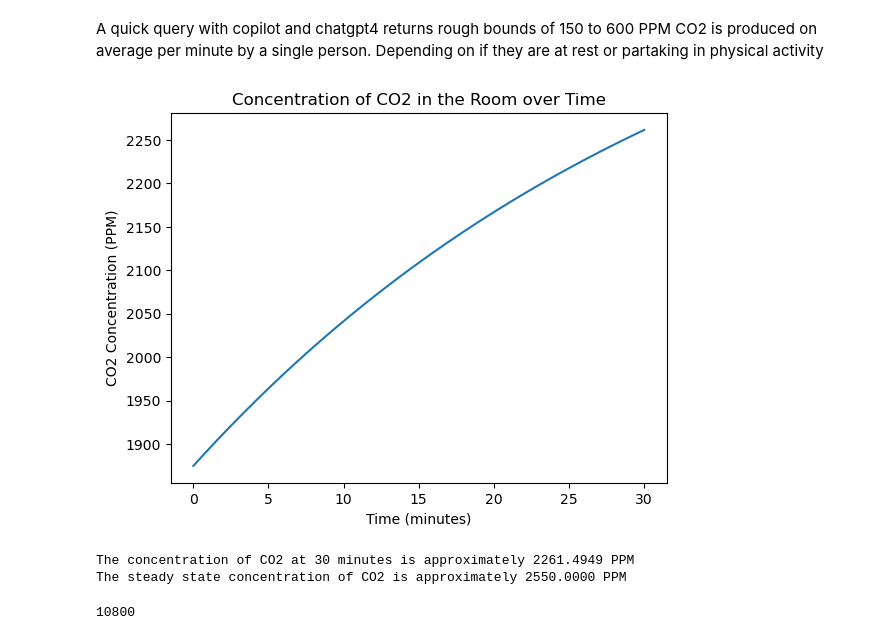
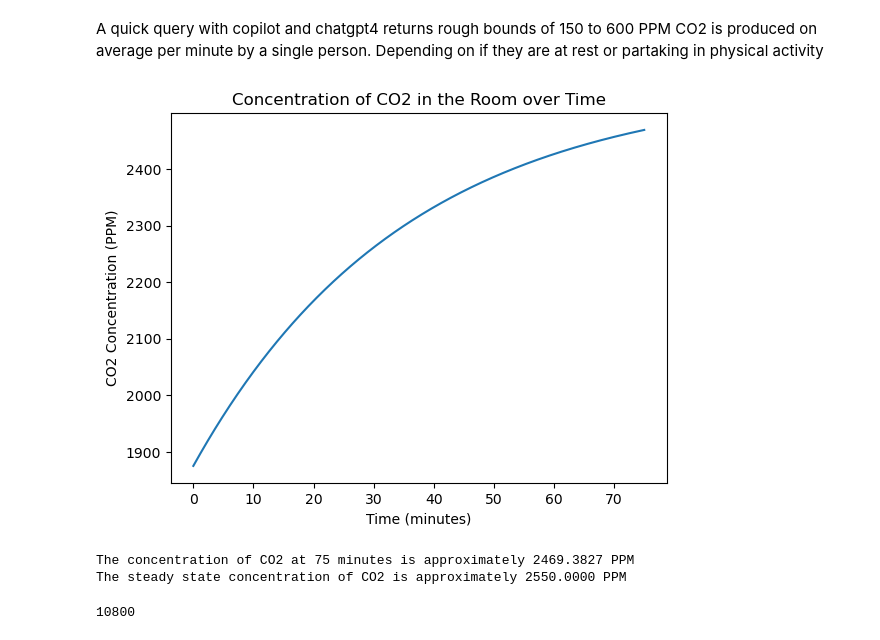
Before and after one commit to coreyddsc/aranet4-project, a Jupyter notebook: air_flow_modeling.ipynb, the cells around one changed output. Cells and saved outputs as stored; diff of their text form; code cells hidden in the pictures.

```diff
--- a/air_flow_modeling.ipynb
+++ b/air_flow_modeling.ipynb
@@ -150,37 +150,37 @@ A quick query with copilot and chatgpt4 returns rough bounds of 150 to 600 PPM C
 # %%
 import numpy as np
 import matplotlib.pyplot as plt
 
 # Constants
 V = 30*30*10  # Volume of the room in ft^3
 Q = 15*17  # Air flow rate in ft^3/min (175 is an estimated amount) This might be too low, but 2000 is way to high.
             # 15 ft^3/min per person * 17 people is a rough estimate of the air flow rate
 C_in = 150*17  # Concentration of CO2 in incoming air (150 co2/person) *(17 person)
 C_0 = 600  # Initial concentration of CO2 in the room
 
 # Time range
-t = np.linspace(0, 30, 300)  # Time range from 0 to 30 minutes
+t = np.linspace(0, 75, 750)  # Time range from 0 to 30 minutes
 
 # Solve the differential equation
 C = C_in + (C_0 - 0.5*C_in) * np.exp(-Q/V * t)
 
 # Plot the concentration of CO2 over time
 plt.plot(t, C)
 plt.xlabel('Time (minutes)')
 plt.ylabel('CO2 Concentration (PPM)')
 plt.title('Concentration of CO2 in the Room over Time')
 plt.show()
 
 # Concentration of CO2 at 10 minutes
-C_10 = C[np.where(t == 30)]
-print(f"The concentration of CO2 at 30 minutes is approximately {C_10[0]:.4f} PPM")
+C_10 = C[np.where(t == 75)]
+print(f"The concentration of CO2 at 75 minutes is approximately {C_10[0]:.4f} PPM")
 
 # Steady state concentration of CO2
 C_steady_state = C_in
 print(f"The steady state concentration of CO2 is approximately {C_steady_state:.4f} PPM")
 # %% [output]
-[figure, old version]
+[figure, new version]
-The concentration of CO2 at 30 minutes is approximately 2261.4949 PPM
+The concentration of CO2 at 75 minutes is approximately 2469.3827 PPM
 The steady state concentration of CO2 is approximately 2550.0000 PPM
 # %%
 30*30*12
```
Also changed, not shown: parts of 3 cells of this notebook.
